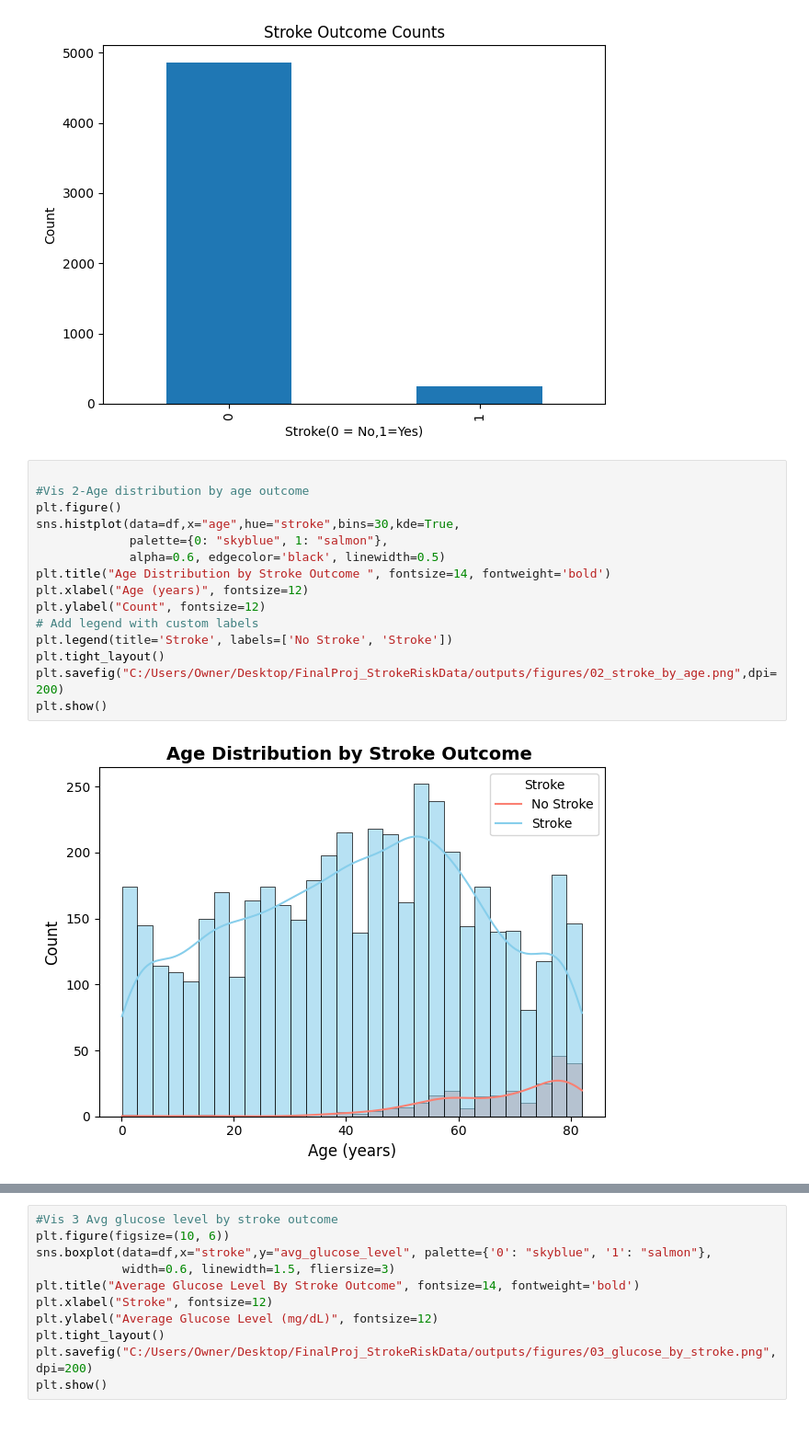
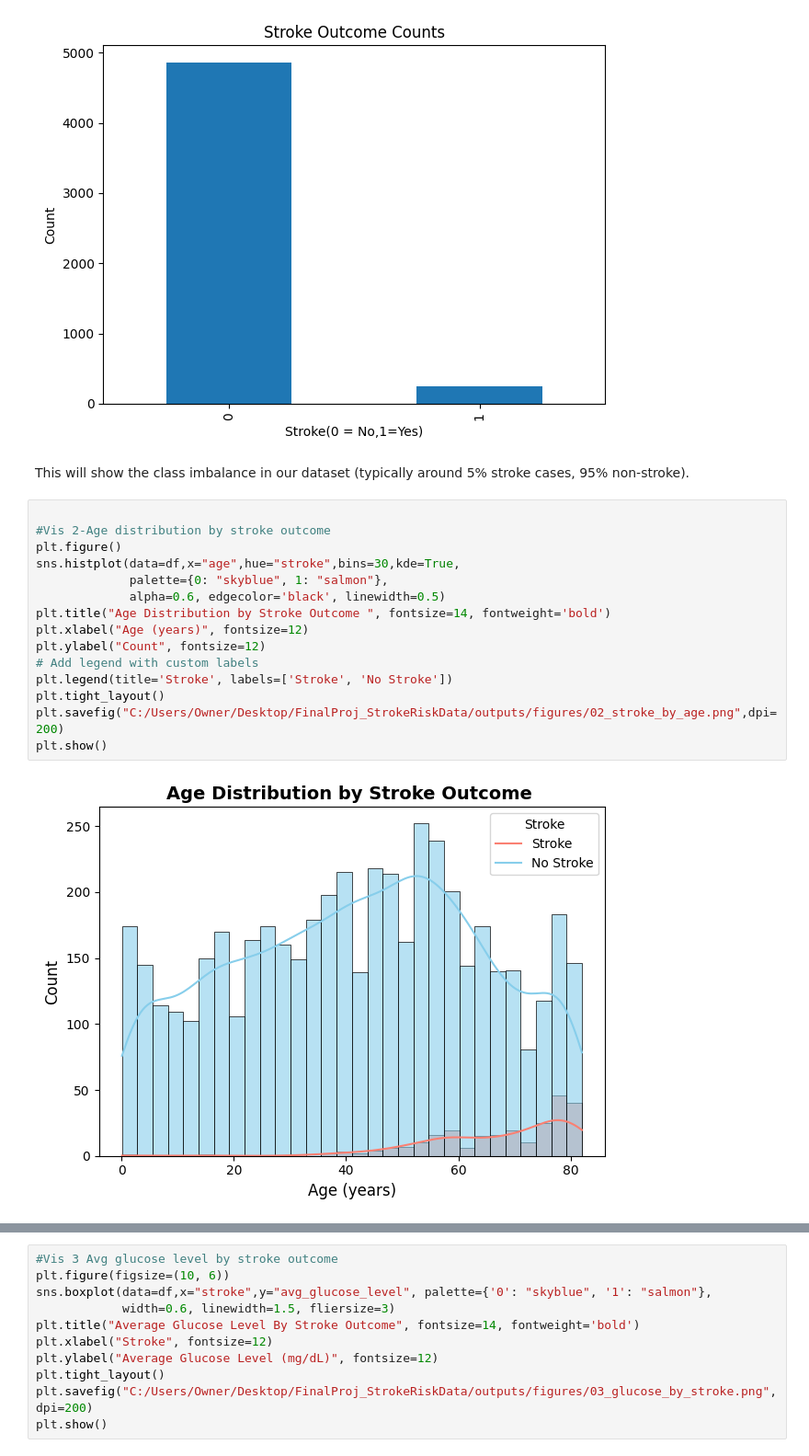
Before and after one commit to millertaybali/python_for_data_science_project_group_5, a Jupyter notebook: notebooks/01_eda.ipynb, the cells around one changed output, grey strips where cells are left out. Shown at 92% size. Drawn from its saved outputs; the diff is of its cells as text; blank space fills up the shorter version.

```diff
--- a/notebooks/01_eda.ipynb
+++ b/notebooks/01_eda.ipynb
@@ -223,20 +223,22 @@ plt.show()
 #This will show you the class imbalance in your dataset (typically around 5% stroke cases, 95% non-stroke
 # %% [output]
 [figure]
+# %% [markdown]
+This will show the class imbalance in our dataset (typically around 5% stroke cases, 95% non-stroke).
 # %%
 
-#Vis 2-Age distribution by age outcome
+#Vis 2-Age distribution by stroke outcome
 plt.figure()
 sns.histplot(data=df,x="age",hue="stroke",bins=30,kde=True,
              palette={0: "skyblue", 1: "salmon"},
              alpha=0.6, edgecolor='black', linewidth=0.5)
 plt.title("Age Distribution by Stroke Outcome ", fontsize=14, fontweight='bold')
 plt.xlabel("Age (years)", fontsize=12)
 plt.ylabel("Count", fontsize=12)
 # Add legend with custom labels
-plt.legend(title='Stroke', labels=['No Stroke', 'Stroke'])
+plt.legend(title='Stroke', labels=['Stroke', 'No Stroke'])
 plt.tight_layout()
 plt.savefig("C:/Users/Owner/Desktop/FinalProj_StrokeRiskData/outputs/figures/02_stroke_by_age.png",dpi=200)
 plt.show()
 # %% [output]
-[figure, old version]
+[figure, new version]
```
Also changed, not shown: parts of 6 cells of this notebook, 1 other file.
